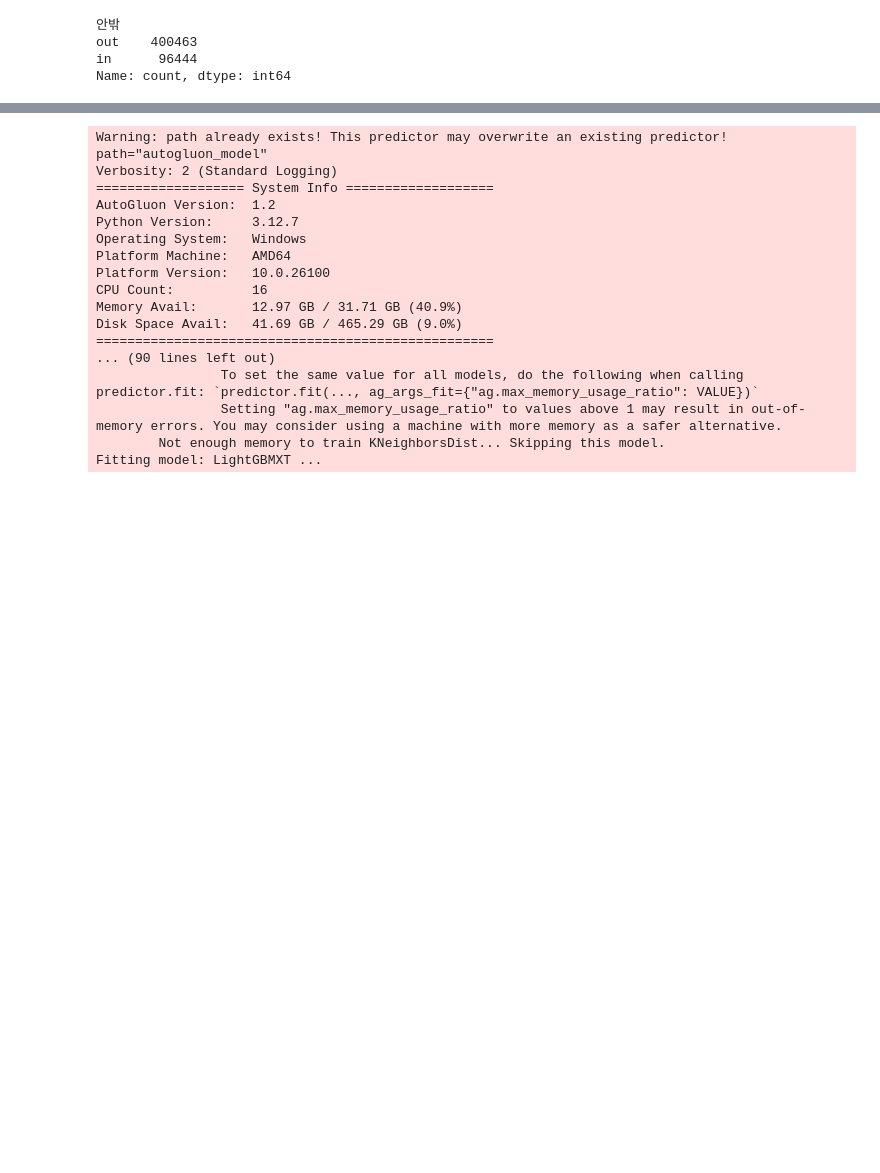
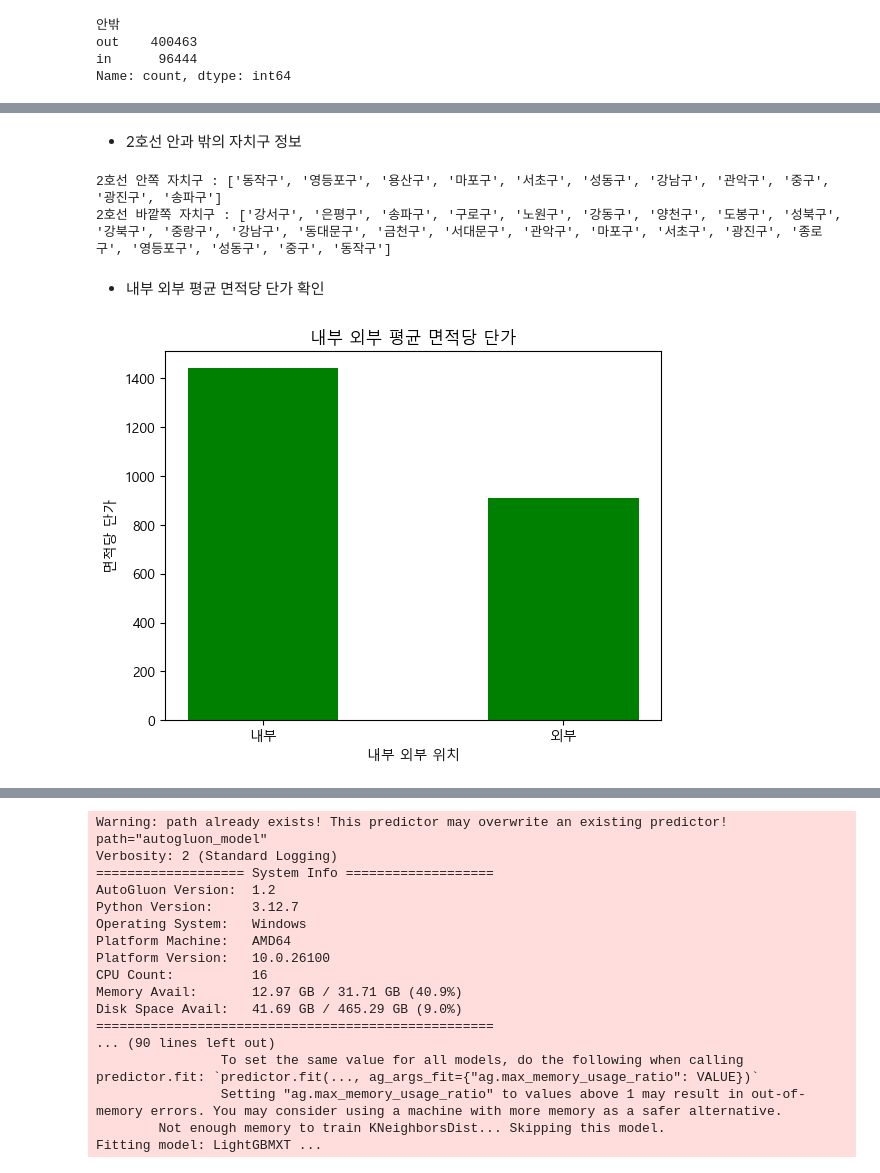
Before and after one commit to GitSkyBlue/Estate, a Jupyter notebook: Estate.ipynb, the cells around one changed output, grey strips where cells are left out. Saved outputs shown, nothing was run; the diff lists cells and outputs as text; code cells hidden in the pictures; blank space fills up the shorter version.

```diff
--- a/Estate.ipynb
+++ b/Estate.ipynb
@@ -478,6 +392,7 @@ Name: 총주소, Length: 499189, dtype: object
 # %%
 # 년월 나누기
 df['년월'] = df['계약일'].apply(lambda x:x[:7].replace('-', ''))
+df['년도'] = df['년월'].apply(lambda x: x[:4])
 df['년월']
 # %% [output]
 0         202001
@@ -529,7 +447,7 @@ from shapely.geometry import Point, Polygon
 
 check_result = {}
 
-with open('data.txt', 'r') as f:
+with open('data.txt', 'r', encoding='utf-8') as f:
     line = f.read().split('\n')
 
 polygon = Polygon(coords)
@@ -563,0 +544,19 @@ df.head(1)
+# %% [markdown]
+- 2호선 안과 밖의 자치구 정보
+# %%
+print('2호선 안쪽 자치구 :', list(df[df['안밖'] == 'in']['자치구명'].value_counts().index))
+print('2호선 바깥쪽 자치구 :', list(df[df['안밖'] == 'out']['자치구명'].value_counts().index))
+# %% [output]
+2호선 안쪽 자치구 : ['동작구', '영등포구', '용산구', '마포구', '서초구', '성동구', '강남구', '관악구', '중구', '광진구', '송파구']
+2호선 바깥쪽 자치구 : ['강서구', '은평구', '송파구', '구로구', '노원구', '강동구', '양천구', '도봉구', '성북구', '강북구', '중랑구', '강남구', '동대문구', '금천구', '서대문구', '관악구', '마포구', '서초구', '광진구', '종로구', '영등포구', '성동구', '중구', '동작구']
+# %% [markdown]
+- 내부 외부 평균 면적당 단가 확인
+# %%
+plt.bar(df.groupby('안밖')['면적당 단가'].mean().index, df.groupby('안밖')['면적당 단가'].mean(), width=0.5, color='green')
+plt.title('내부 외부 평균 면적당 단가')
+plt.xlabel('내부 외부 위치')
+plt.xticks([0, 1], labels=['내부', '외부'])
+plt.ylabel('면적당 단가')
+plt.show()
+# %% [output]
+[figure, added]
```
Also changed, not shown: parts of 37 cells of this notebook.
